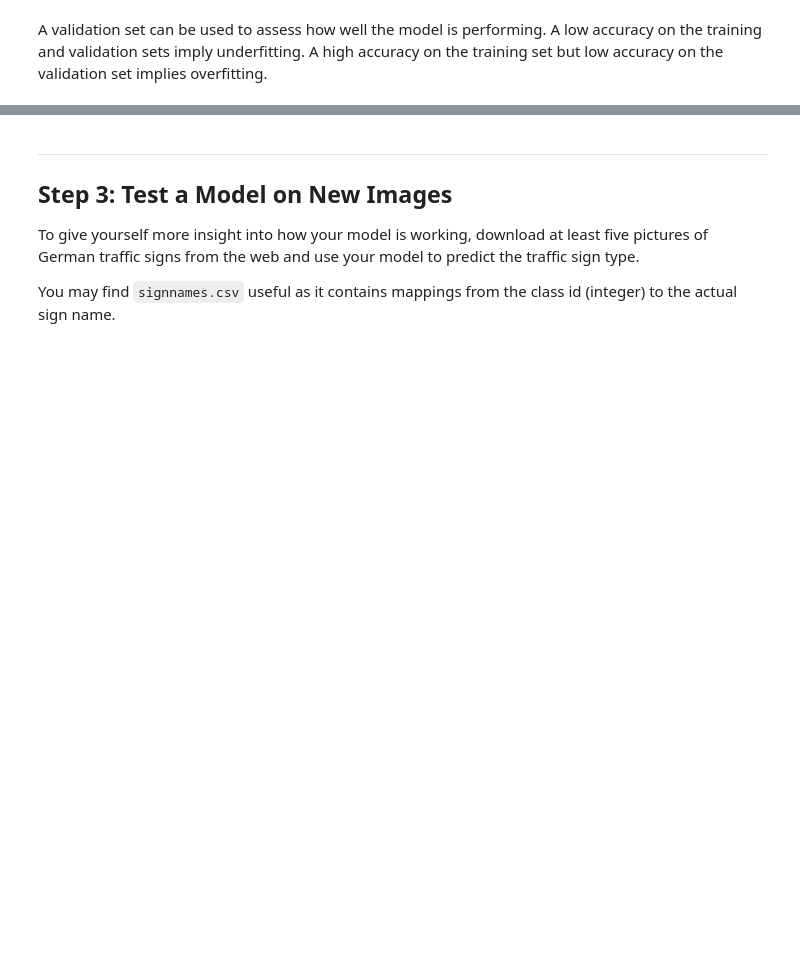
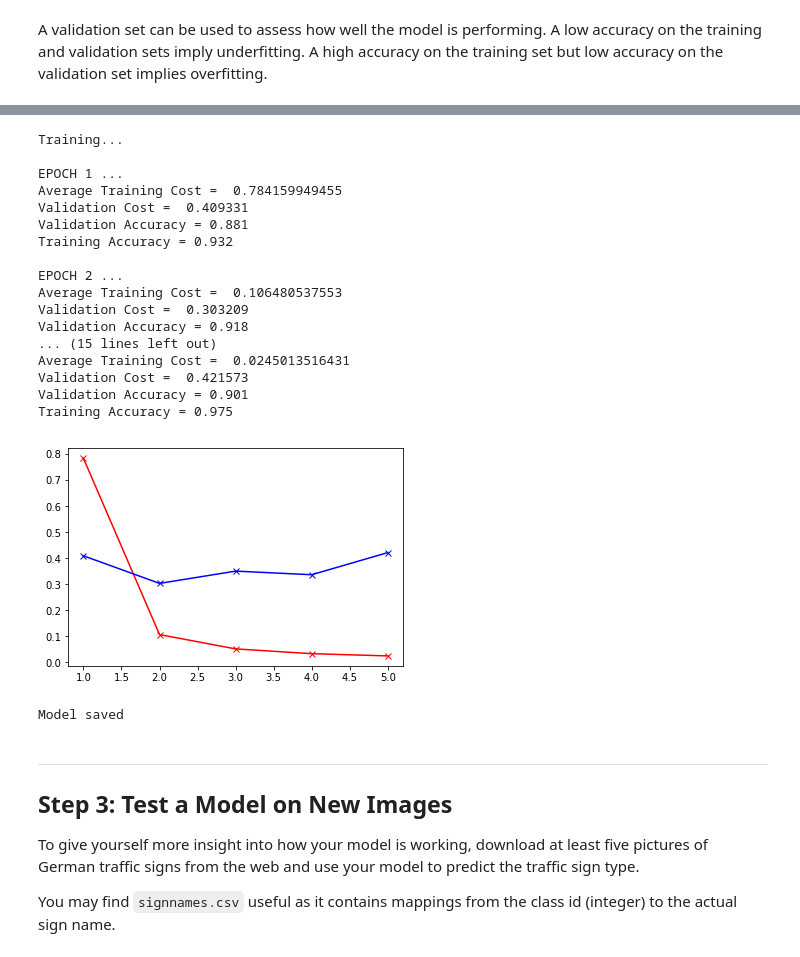
Before and after one commit to Thayjes/Traffic-Sign-Classifier, a Jupyter notebook: Traffic_Sign_Classifier_AWS.ipynb, the cells around one changed output, grey strips where cells are left out. Drawn from its saved outputs; the diff is of its cells as text; code cells hidden in the pictures; blank space fills up the shorter version.

```diff
--- a/Traffic_Sign_Classifier_AWS.ipynb
+++ b/Traffic_Sign_Classifier_AWS.ipynb
@@ -386,3 +314,74 @@ Model saved
+# %%
+rate = 0.005
+EPOCHS = 5
+BATCH_SIZE = 128
+development = False
+tc = []
+vc = []
+epochs = []
+with tf.Session() as sess:
+    sess.run(tf.global_variables_initializer())
+    if development == True:
+        num_examples = 128
+    else:
+        num_examples = len(X_train)
+    num_batches = np.int(num_examples / BATCH_SIZE)
+
+    print("Training...")
+    print()
+    for i in range(EPOCHS):
+        avg_train_cost = 0
+        avg_valid_cost = 0
+        X_train, y_train = shuffle(X_train, y_train)
+        for offset in range(0, num_examples, BATCH_SIZE):
+            end = offset + BATCH_SIZE
+            batch_x, batch_y = X_train[offset:end], y_train[offset:end]
+
+            sess.run([training_operation], feed_dict={x: batch_x, y: batch_y})
+            #print(sess.run(conv1_W))
+            train_cost = sess.run(loss_operation, feed_dict={x:batch_x, y:batch_y})
+            avg_train_cost += train_cost/ (num_batches)
+
+
+
+
+
+
+        valid_cost = sess.run(loss_operation, feed_dict={x:X_valid, y:y_valid})
+        epochs.append(i+1)
+        tc.append(avg_train_cost)
+        vc.append(valid_cost)
+        validation_accuracy = evaluate(X_valid, y_valid)
+        training_accuracy = evaluate(X_train[0:(num_examples-1)], y_train[0:(num_examples-1)])
+        print("EPOCH {} ...".format(i+1))
+        print("Average Training Cost = ", avg_train_cost)
+        print("Validation Cost = ", valid_cost)
+        print("Validation Accuracy = {:.3f}".format(validation_accuracy))
+        print("Training Accuracy = {:.3f}".format(training_accuracy))
+        print()
+    plt.plot(epochs, tc, 'r-x'), plt.plot(epochs, vc, 'b-x'), plt.show()
+    saver.save(sess, './lenet')
+    print("Model saved")
+# %% [output]
+Training...
+
+EPOCH 1 ...
+Average Training Cost =  0.784159949455
+Validation Cost =  0.409331
+Validation Accuracy = 0.881
+Training Accuracy = 0.932
+
+EPOCH 2 ...
+Average Training Cost =  0.106480537553
+Validation Cost =  0.303209
+Validation Accuracy = 0.918
+... (15 lines left out)
+Average Training Cost =  0.0245013516431
+Validation Cost =  0.421573
+Validation Accuracy = 0.901
+Training Accuracy = 0.975
+[figure, added]
+Model saved
 # %% [markdown]
 ---
 
```
Also changed, not shown: parts of 6 cells of this notebook.
